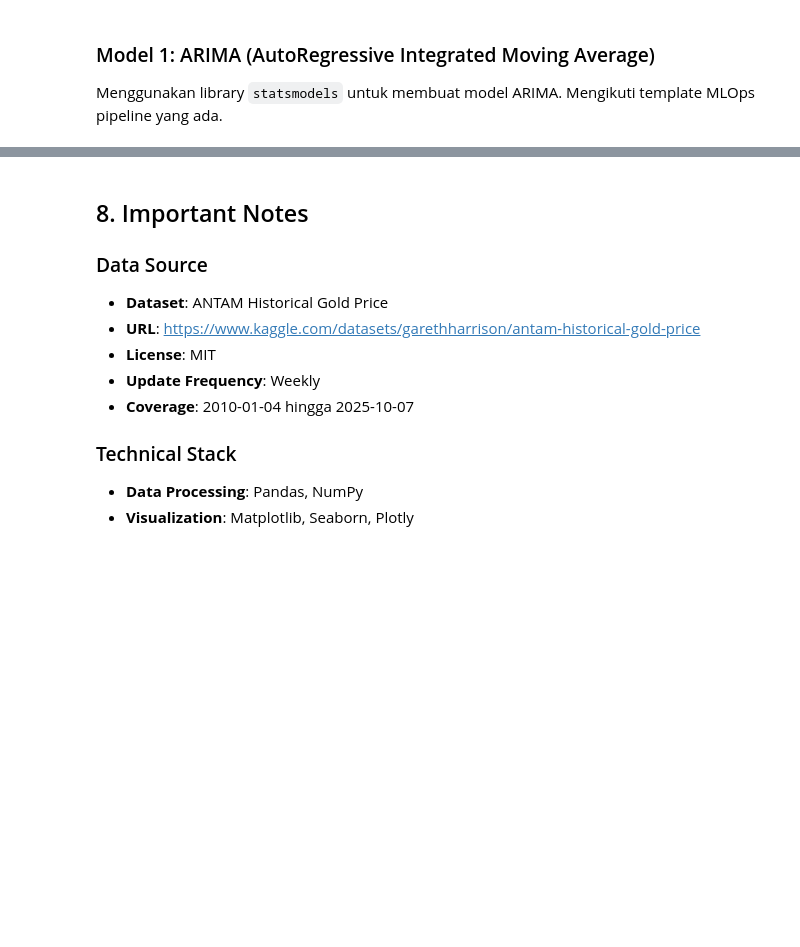
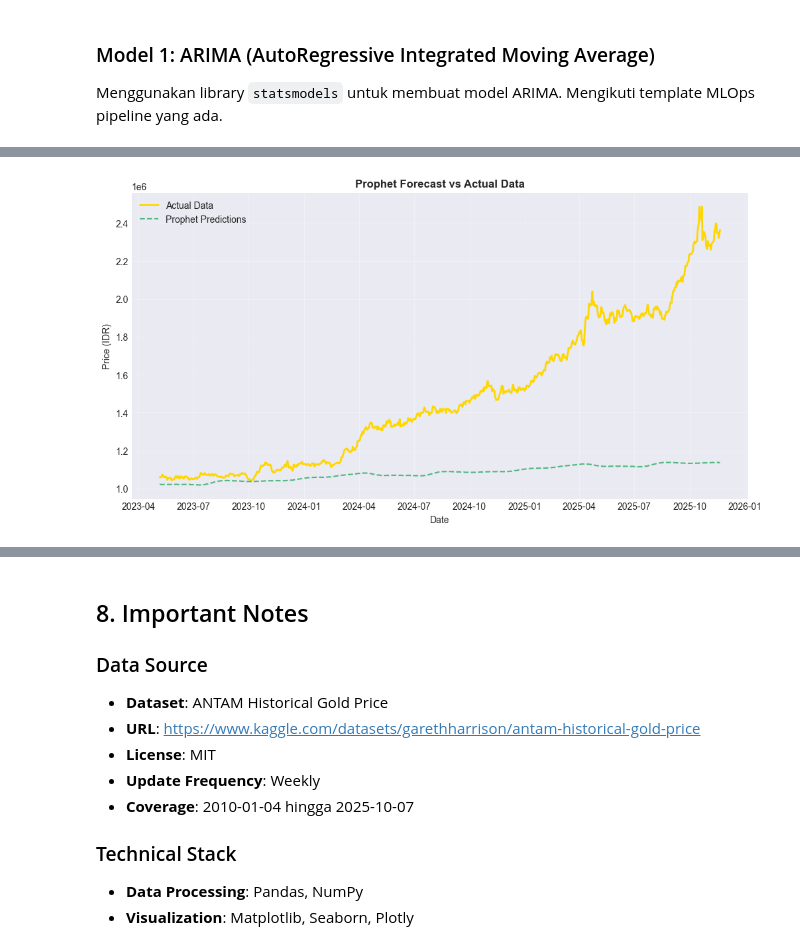
Before and after one commit to stefanaprilio-netizen/PythonMLPart2, a Jupyter notebook: ANTAM_Gold_Price_MLOps.ipynb, the cells around one changed output, grey strips where cells are left out. Saved outputs shown, nothing was run; the diff lists cells and outputs as text; code cells hidden in the pictures; blank space fills up the shorter version.

Commit message:
feat: Add Prophet model implementation, log training metrics, and save forecast visualization.

```diff
--- a/ANTAM_Gold_Price_MLOps.ipynb
+++ b/ANTAM_Gold_Price_MLOps.ipynb
@@ -685,0 +699,96 @@ baseline_naive       baseline        574234.93       429139.44       24.15
+# %%
+"""
+Facebook Prophet Model Training dan Evaluation
+Prophet secara inheren baik untuk data dengan musiman kuat dan hari libur.
+Sangat handal untuk data deret waktu seperti harga emas harian.
+Berbeda dengan ARIMA, kita dapat membuat model tunggal dan memprediksi ke depan
+karena kemampuannya menangani tren dan musiman, tapi kita juga bisa
+mengevaluasinya.
+"""
+
+from prophet import Prophet
+import warnings
+warnings.filterwarnings('ignore')
+
+processed_file = Path("./data/data_processed.csv")
+
+if processed_file.exists():
+    print("=" * 60)
+    print("FACEBOOK PROPHET MODEL TRAINING")
+    print("=" * 60)
+
+    # Load the split data
+    train_df = pd.read_csv('./data/train_data.csv')
+    test_df = pd.read_csv('./data/test_data.csv')
+    train_df['datetime'] = pd.to_datetime(train_df['datetime'])
+    test_df['datetime'] = pd.to_datetime(test_df['datetime'])
+
+    # Prophet requires specific column names: 'ds' (datetime) and 'y' (target)
+    prophet_train = train_df[['datetime', 'Gold Price']].rename(columns={'datetime': 'ds', 'Gold Price': 'y'})
+    prophet_test = test_df[['datetime', 'Gold Price']].rename(columns={'datetime': 'ds', 'Gold Price': 'y'})
+
+    print("Melatih model Prophet...")
+
+    try:
+        # Inisialisasi dan fit model Prophet
+        model = Prophet(
+            daily_seasonality=False,
+            weekly_seasonality=True,
+            yearly_seasonality=True,
+            changepoint_prior_scale=0.05
+        )
+        model.fit(prophet_train)
+        print("✓ Model Prophet berhasil dilatih!")
+
+        print("\nMelakukan prediksi pada data pengujian (Test Data)...")
+        # Membuat dataframe future untuk diprediksi
+        future = test_df[['datetime']].rename(columns={'datetime': 'ds'})
+        forecast = model.predict(future)
+
+        predictions = forecast['yhat'].values
+        test_data = prophet_test['y'].values
+
+        # Calculate evaluation metrics
+        prophet_mse = mean_squared_error(test_data, predictions)
+        prophet_rmse = np.sqrt(prophet_mse)
+        prophet_mae = mean_absolute_error(test_data, predictions)
+        prophet_mape = np.mean(np.abs((test_data - predictions) / test_data)) * 100
+
+        print(f"\nEvaluation Metrics:")
+        print(f"MSE:  {prophet_mse:,.2f}")
+        print(f"RMSE: {prophet_rmse:,.2f}")
+        print(f"MAE:  {prophet_mae:,.2f}")
+        print(f"MAPE: {prophet_mape:.2f}%")
+
+        # Visualize predictions
+        plt.figure(figsize=(12, 6))
+        plt.plot(test_df['datetime'], test_data, label='Actual Data', color='gold', linewidth=2)
+        plt.plot(test_df['datetime'], predictions, label='Prophet Predictions', color='mediumseagreen', alpha=0.9, linestyle='--')
+        plt.title('Prophet Forecast vs Actual Data', fontweight='bold')
+        plt.xlabel('Date')
+        plt.ylabel('Price (IDR)')
+        plt.legend()
+        plt.grid(True, alpha=0.3)
+        plt.savefig('./data/prophet_forecast.png', dpi=300, bbox_inches='tight')
+        plt.show()
+        print("✓ Visualization saved to: ./data/prophet_forecast.png")
+
+        # Save metrics to MLOps Registry
+        prophet_metrics = {
+            'rmse': float(prophet_rmse),
+            'mae': float(prophet_mae),
+            'mape': float(prophet_mape),
+            'mse': float(prophet_mse)
+        }
+
+        mlops.save_metrics('prophet_model', prophet_metrics, 'prophet')
+        print("\n✓ Prophet model metrics saved to registry")
+        mlops.print_model_comparison()
+
+    except Exception as e:
+        import traceback
+        print(f"Error saat melatih model Prophet: {str(e)}")
+        traceback.print_exc()
+else:
+    print("⚠ Data belum disiapkan. Jalankan cell Data Preprocessing terlebih dahulu!")
+# %% [output]
@@ -685,0 +810 @@ baseline_naive       baseline        574234.93       429139.44       24.15
+[figure, added]
```
Also changed, not shown: parts of 5 cells of this notebook, 2 other files.
